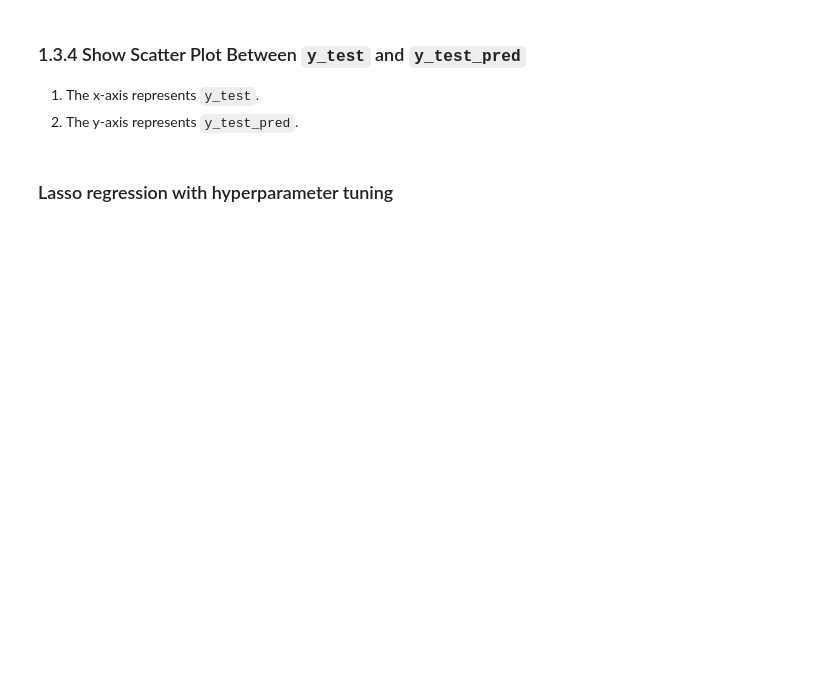
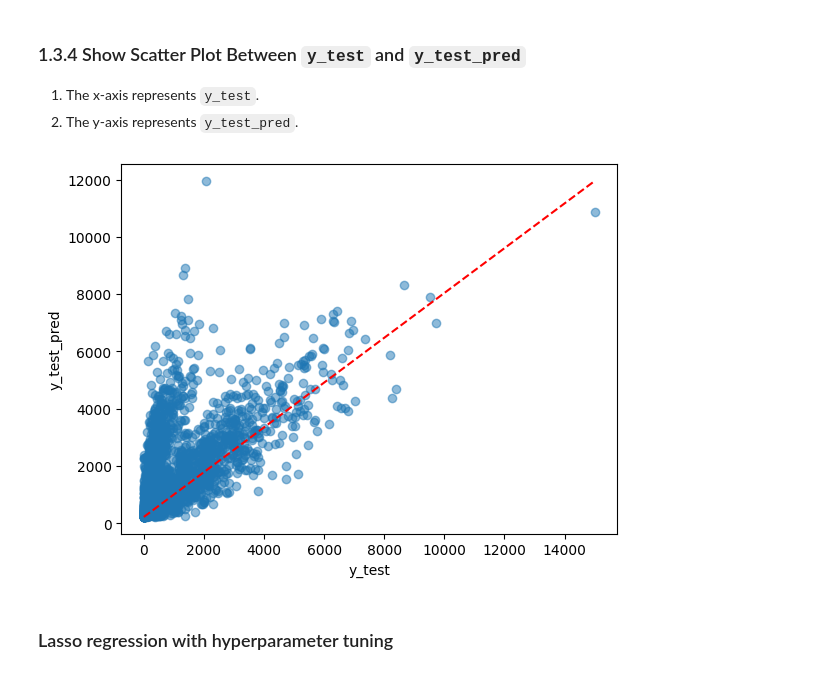
Before and after one commit to DioSurreal/MAD_LAB, a Jupyter notebook: MAD_lab_module1.ipynb, the cells around one changed output. Drawn from its saved outputs; the diff is of its cells as text; code cells hidden in the pictures; blank space fills up the shorter version.

```diff
--- a/MAD_lab_module1.ipynb
+++ b/MAD_lab_module1.ipynb
@@ -218,7 +276,14 @@ def gen_feat_average_latlong(feat_dt, txn):
   txn['day_diff'] = (txn['tmp_date']-txn['date']).dt.days
 
   #### YOUR CODE IS HERE ####
+  txn['year_month'] = txn['tmp_date'].dt.to_period('M')
+  grouped = txn.groupby(['credit_card', 'year_month'])
 
+  feat_average_latlong = grouped.apply(lambda x: pd.Series({
+        'avg_long': remove_and_mean(x['Long']),
+        'avg_lat': remove_and_mean(x['Lat'])
+    })).reset_index()
+  feat_average_latlong['feat_dt'] = feat_dt
   ###########################
 
   return feat_average_latlong
@@ -286,2 +345,12 @@ def prep_train_val_test(df_final):
+# %%
+def prep_train_val_test(df_final):
+  #### YOUR CODE IS HERE ####
+  df_train = df_final[(df_final['feat_dt'] >= date(2015, 8, 31)) & (df_final['feat_dt'] <= date(2015, 9, 28))] # Changed string to date objects
+
+  df_val = df_final[(df_final['feat_dt'] >= date(2015, 10, 7)) & (df_final['feat_dt'] <= date(2015, 10, 14))] # Changed string to date objects
+
+  df_test = df_final[(df_final['feat_dt'] >= date(2015, 10, 21)) & (df_final['feat_dt'] <= date(2015, 10, 28))] # Changed string to date objects
+  ###########################
+  return df_train, df_val, df_test
 # %%
 df_train,df_val, df_test = prep_train_val_test(df_final)
@@ -301,8 +372,12 @@ df_train,df_val, df_test = prep_train_val_test(df_final)
 def prep_X_y(df):
 
   #### YOUR CODE IS HERE ####
-
-
+  X = df[['sum_amt_l1w', 'sum_amt_l2w', 'sum_amt_l4w',
+            'count_txn_l1w', 'count_txn_l2w', 'count_txn_l4w',
+            'pct_usage', 'avg_long', 'avg_lat']]
+  y = df['sum_amt_label']
+  X = X.fillna(0)
+  y = y.fillna(0)
   ###########################
 
   return X,y
@@ -327,8 +412,8 @@ X_test,y_test = prep_X_y(df_test)
 def create_lasso_model(X, y, alpha):
 
   #### YOUR CODE IS HERE ####
-
-
+  lasso = Lasso(alpha=alpha)
+  lasso.fit(X, y)
   ###########################
 
   return lasso
@@ -356,12 +445,18 @@ print(f"Mean Absolute Error: {mae_lasso}")
 2. The y-axis represents `y_test_pred`.
 # %%
 #### YOUR CODE IS HERE ####
+plt.scatter(y_test, y_test_pred, alpha=0.5)
 
+# กำหนดชื่อแกน
+plt.xlabel('y_test')
+plt.ylabel('y_test_pred')
 
 ###########################
 
 plt.plot([min(y_test), max(y_test)], [min(y_test_pred), max(y_test_pred)], linestyle='--', color='red')
 plt.show()
+# %% [output]
+[figure, added]
 # %% [markdown]
 ### Lasso regression with hyperparameter tuning
 # %%
```
Also changed, not shown: parts of 55 cells of this notebook.
